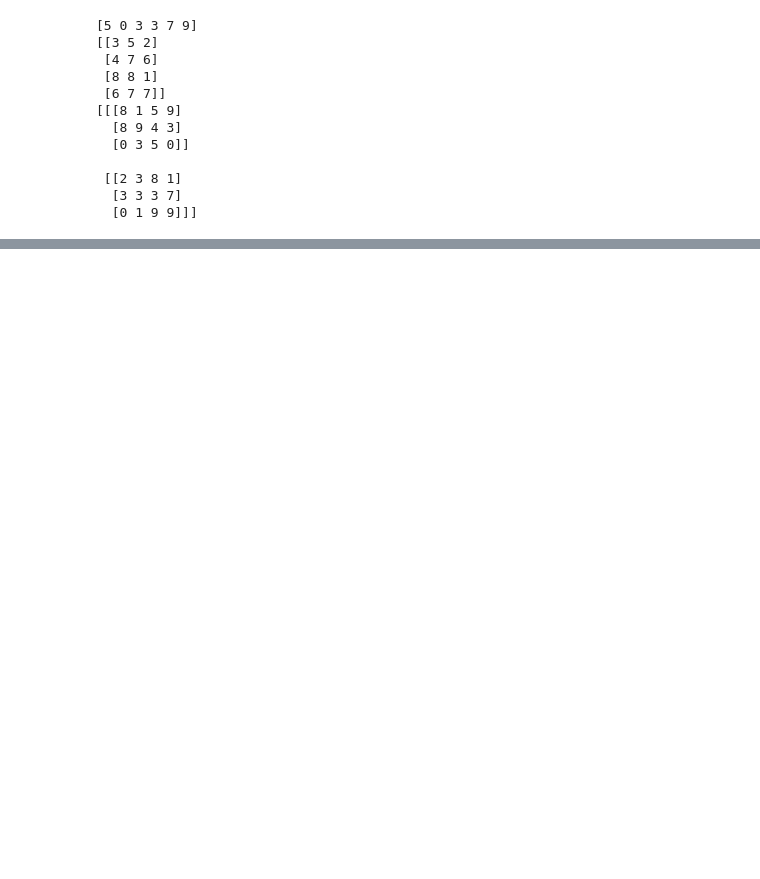
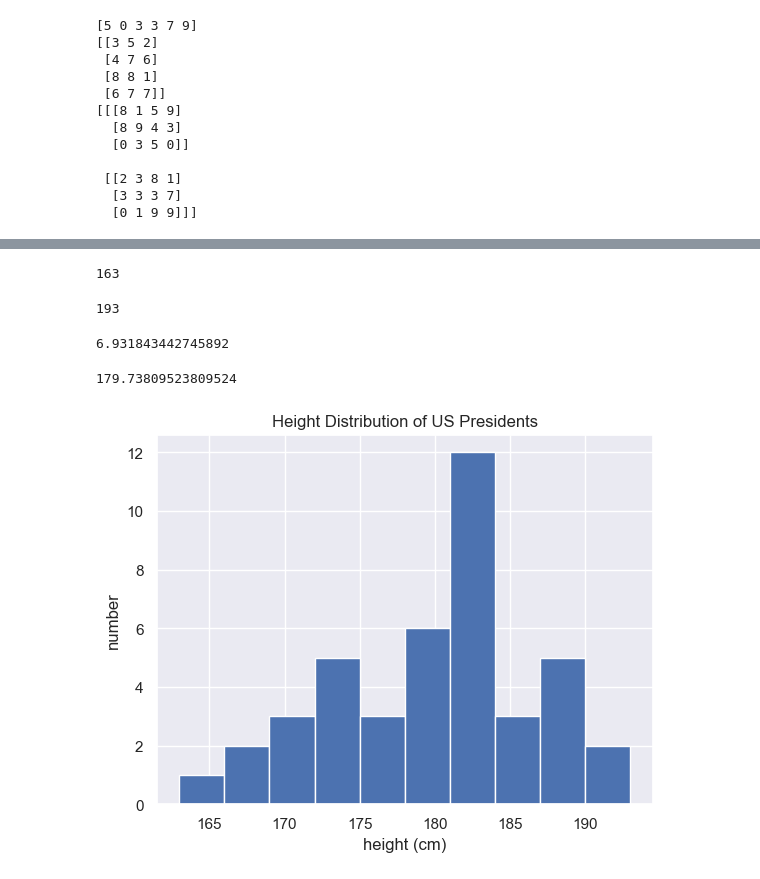
Before and after one commit to Kiran757/Data-analytic, a Jupyter notebook: Python_Fundamentals.ipynb, the cells around one changed output, grey strips where cells are left out. Drawn from its saved outputs; the diff is of its cells as text; code cells hidden in the pictures; blank space fills up the shorter version.

```diff
--- a/Python_Fundamentals.ipynb
+++ b/Python_Fundamentals.ipynb
@@ -1259,0 +1891,3 @@ print(x3)
+# %%
+import pandas as pd
+df = pd.read_csv('president_heights.csv')
@@ -1259,0 +1935,16 @@ print(x3)
+# %%
+df['height(cm)'].min()
+# %% [output]
+163
+# %%
+arr.max()
+# %% [output]
+193
+# %%
+arr.std()
+# %% [output]
+6.931843442745892
+# %%
+arr.mean()
+# %% [output]
+179.73809523809524
@@ -1259,0 +1956,7 @@ print(x3)
+# %%
+plt.hist(df['height(cm)']) # plot the histogram
+plt.title('Height Distribution of US Presidents') # title of the graph
+plt.xlabel('height (cm)') # label of the x-axis
+plt.ylabel('number'); # label of the y-axis
+# %% [output]
+[figure, added]
```
Also changed, not shown: parts of 248 cells of this notebook, 2 other files.
